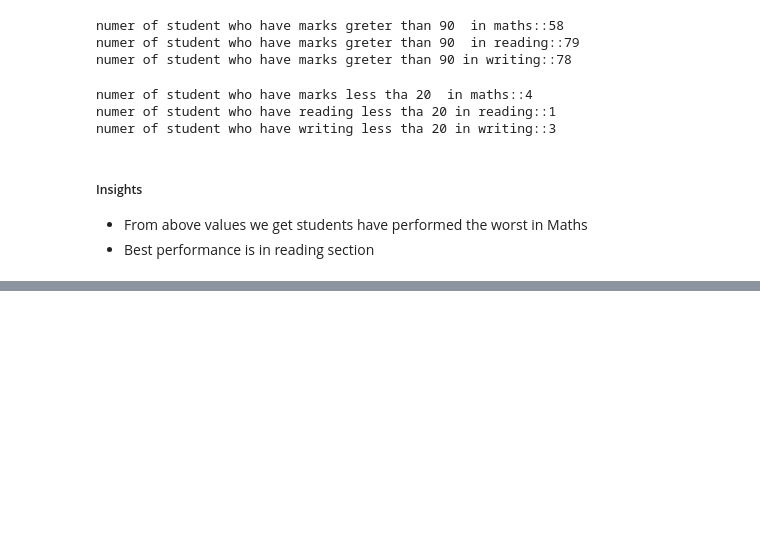
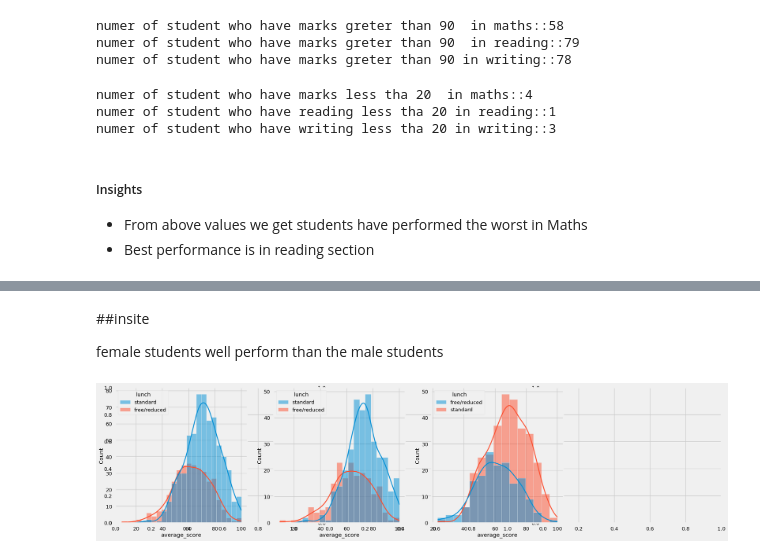
Before and after one commit to SabmitWaghmare/MLProject, a Jupyter notebook: notbook/EDA.ipynb, the cells around one changed output, grey strips where cells are left out. Saved outputs shown, nothing was run; the diff lists cells and outputs as text; code cells hidden in the pictures; blank space fills up the shorter version.

```diff
--- a/notbook/EDA.ipynb
+++ b/notbook/EDA.ipynb
@@ -199,0 +223,15 @@ numer of student who have writing less tha 20 in writing::3
+# %% [markdown]
+##insite
+
+female students well perform than the male students
+# %%
+plt.subplots(1,3,figsize=(25,6))
+plt.subplot(141)
+sns.histplot(data, x='average_score', kde=True, hue='lunch')
+plt.subplot(142)
+sns.histplot(data=data[data.gender=='female'], x='average_score', kde=True, hue='lunch')
+plt.subplot(143)
+sns.histplot(data=data[data.gender=='male'] , x='average_score', kde=True, hue='lunch')
+plt.show()
+# %% [output]
+[figure, added]
```
Also changed, not shown: parts of 38 cells of this notebook, 1 other file.
